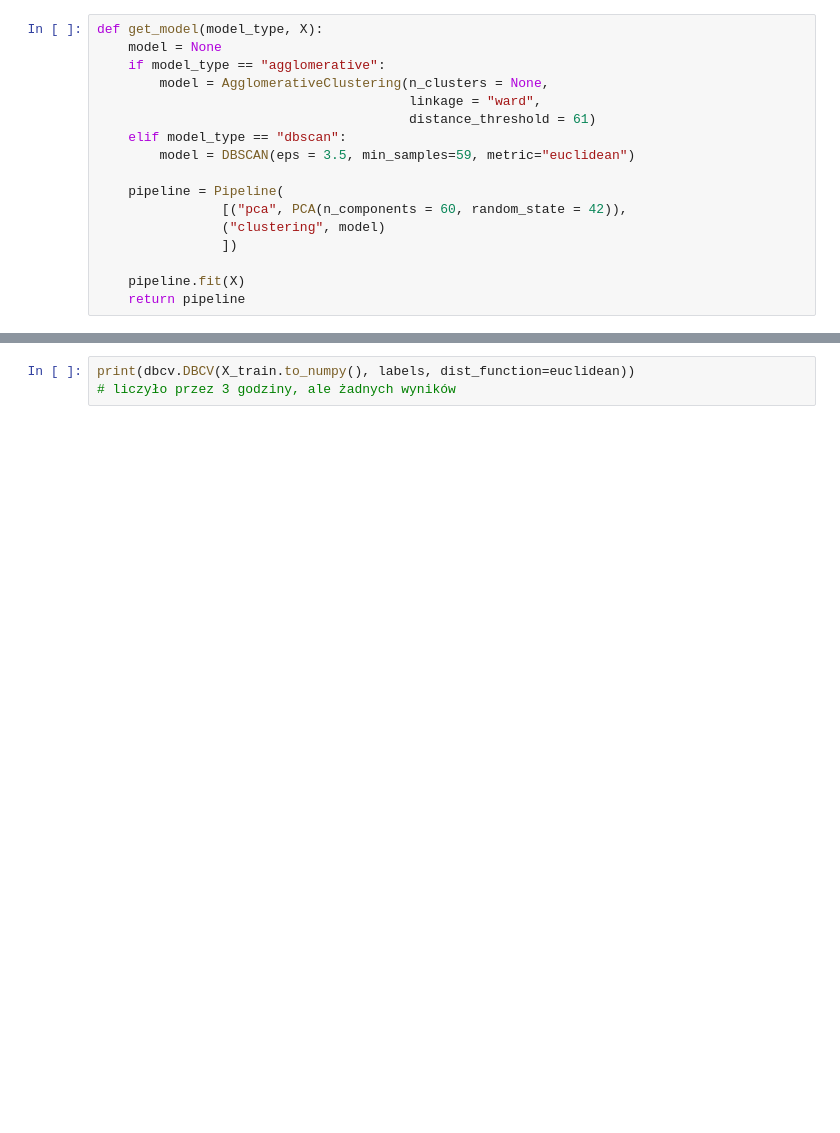
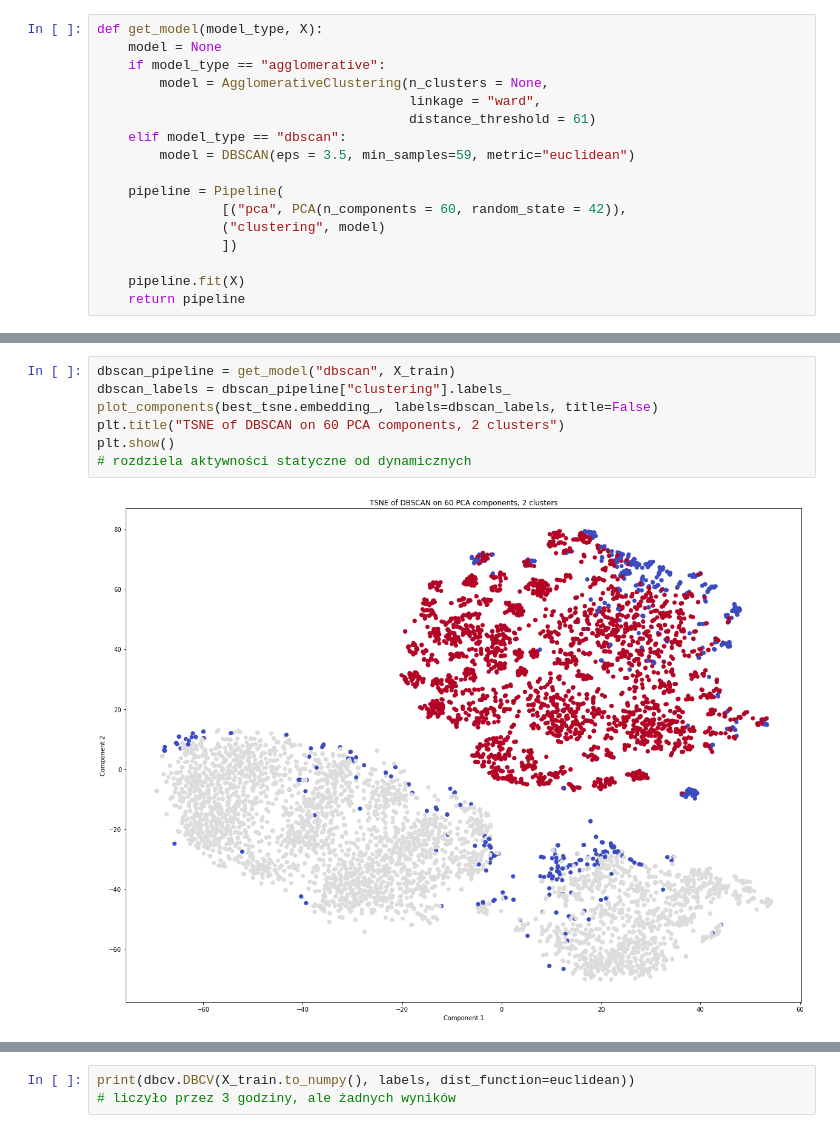
Before and after one commit to gekas145/WUM-2021-Projekty, a Jupyter notebook: Projekt2/final.ipynb, the cells around one changed output, grey strips where cells are left out. Drawn from its saved outputs; the diff is of its cells as text; blank space fills up the shorter version.

```diff
--- a/Projekt2/final.ipynb
+++ b/Projekt2/final.ipynb
@@ -177,0 +172,9 @@ plt.show()
+# %%
+dbscan_pipeline = get_model("dbscan", X_train)
+dbscan_labels = dbscan_pipeline["clustering"].labels_
+plot_components(best_tsne.embedding_, labels=dbscan_labels, title=False)
+plt.title("TSNE of DBSCAN on 60 PCA components, 2 clusters")
+plt.show()
+# rozdziela aktywności statyczne od dynamicznych
+# %% [output]
+[figure, added]
```
Also changed, not shown: parts of 16 cells of this notebook.
